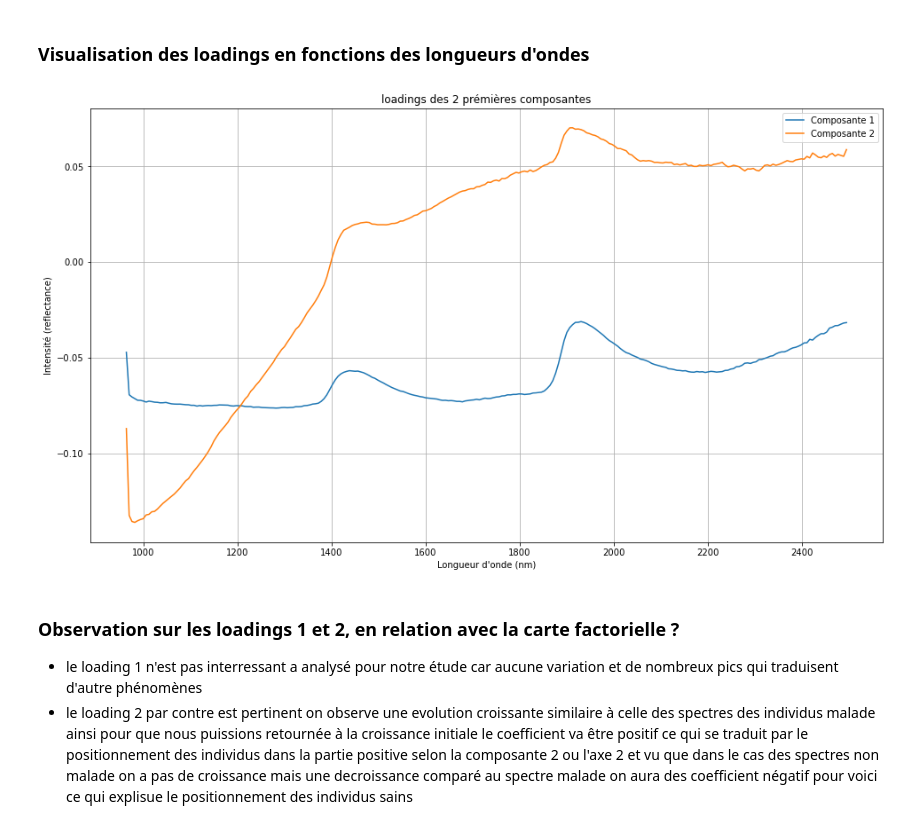
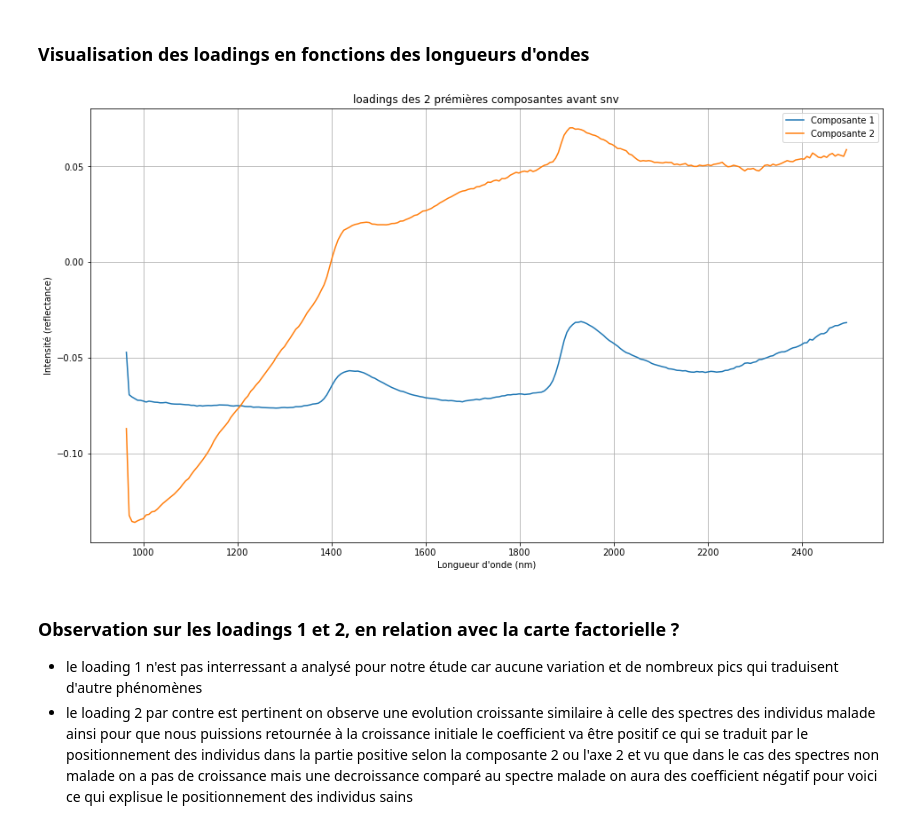
Before and after one commit to BigDwelcome/Chemoocs, a Jupyter notebook: Grain 4 & 5/projet tavelure(activité bonus).ipynb, the cells around one changed output. Cells and saved outputs as stored; diff of their text form; code cells hidden in the pictures.

```diff
--- a/Grain 4 & 5/projet tavelure(activité bonus).ipynb
+++ b/Grain 4 & 5/projet tavelure(activité bonus).ipynb
@@ -236,18 +239,18 @@ plot_acp_individuals(score=score, plan_indices=(0,1) , class_labels= labels , in
 # %%
 ## recupere les valeurs de loadings
 pca_loadings = pca.components_
 pca_loadings = pca_loadings[0:2]
 pca_labels = ["Composante 1", "Composante 2"]
 plt.figure(figsize=(16,9))
 for i in range(len(pca_loadings)):
     plt.plot(wavelength,pca_loadings[i],label =pca_labels[i])
 plt.legend()
 plt.xlabel ('Longueur d\'onde (nm)')
 plt.ylabel('Intensité (reflectance)')
-plt.title('loadings des 2 prémières composantes')
+plt.title('loadings des 2 prémières composantes avant snv')
 plt.grid(True)
 # %% [output]
-[figure, old version]
+[figure, new version]
 # %% [markdown]
 ### Observation sur les loadings 1 et 2, en relation avec la carte factorielle ?
 
```
Also changed, not shown: parts of 19 cells of this notebook.
